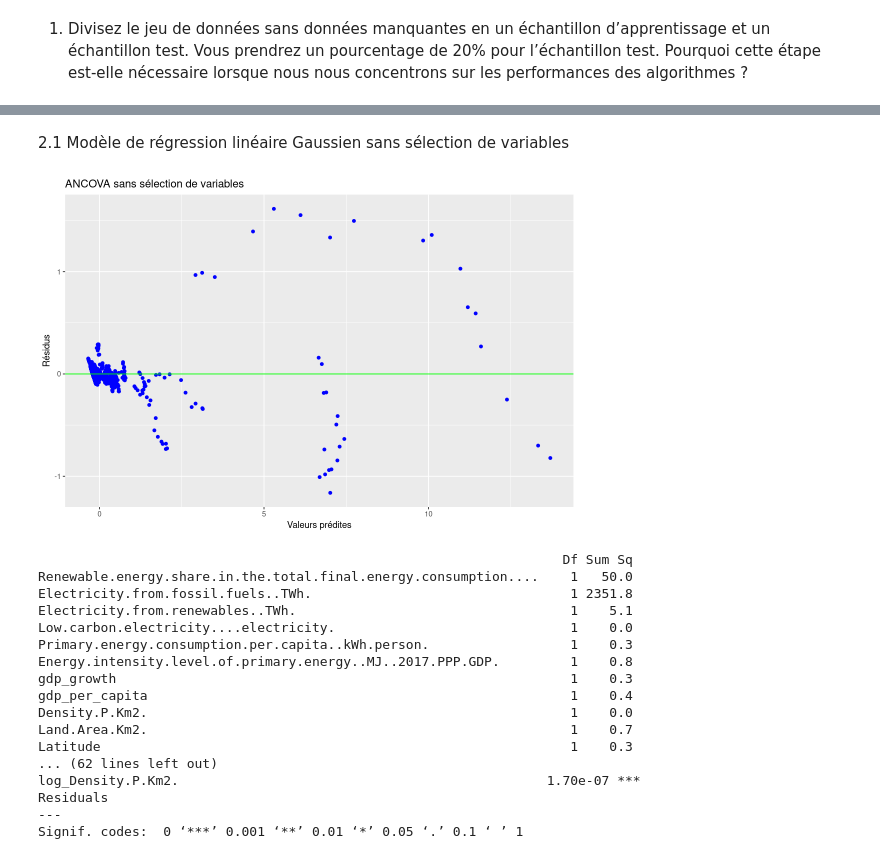
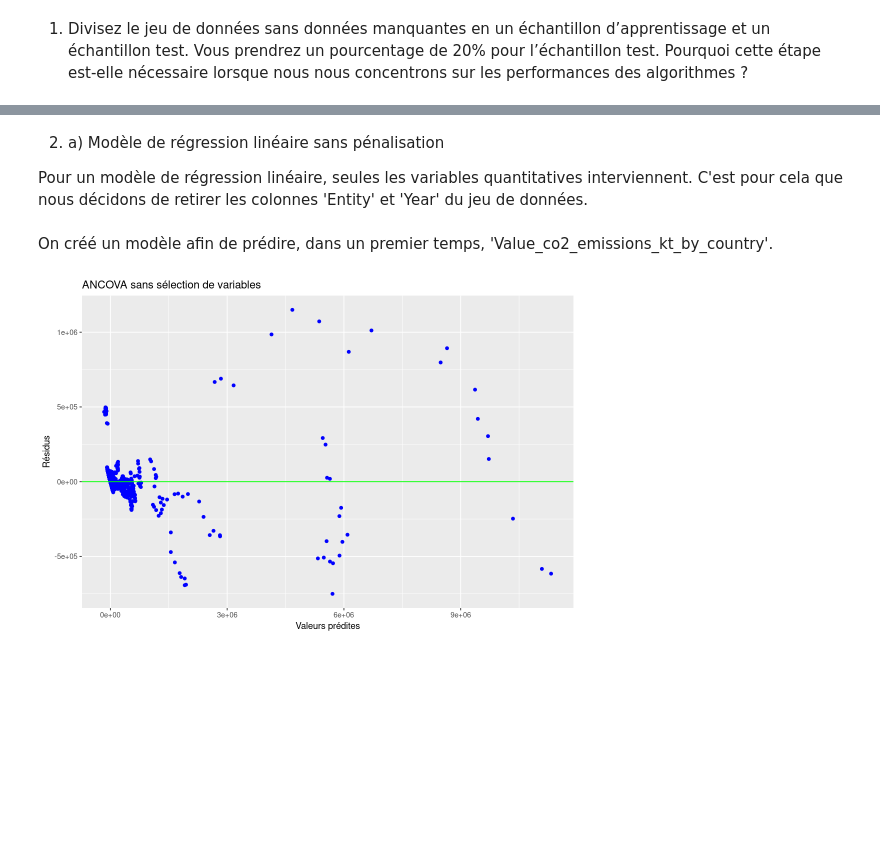
Before and after one commit to julien-richaume/projet_machine_learning, a Jupyter notebook: Rendu_Projet_R.ipynb, the cells around one changed output, grey strips where cells are left out. Cells and saved outputs as stored; diff of their text form; code cells hidden in the pictures; blank space fills up the shorter version.

```diff
--- a/Rendu_Projet_R.ipynb
+++ b/Rendu_Projet_R.ipynb
@@ -460,15 +480,15 @@ ggplot(df_somme_annee, aes(x = Year, y = Value_co2_emissions_kt_by_country, fill
 test. Vous prendrez un pourcentage de 20% pour l’échantillon test. Pourquoi cette étape est-elle nécessaire
 lorsque nous nous concentrons sur les performances des algorithmes ?
 # %%
-df_norm <- data.frame(df_norm)
+#df_norm <- data.frame(df_norm)
 
 set.seed(579) # initialisation du générateur
 
 # Extraction des échantillons
 test.ratio <- .2   # part de l'échantillon test
 
-npop <- nrow(df_norm) # nombre de lignes dans les données
-nvar <- ncol(df_norm) # nombre de colonnes
+npop <- nrow(df) # nombre de lignes dans les données
+nvar <- ncol(df) # nombre de colonnes
 
 # taille de l'échantillon test
 ntest <- ceiling(npop * test.ratio)
@@ -478,14 +498,20 @@ testi <- sample(1:npop, ntest)
 # indices de l'échantillon d'apprentissage
 appri <- setdiff(1:npop, testi)
 
+#On fait un jeu de donnée où Value_co2 est simple
 # construction de l'échantillon d'apprentissage
-datappr <- df_norm[appri, -c(1,2,5)]
+train <- df[appri, -c(5,22)]
 # construction de l'échantillon test
-datastr <- df_norm[testi, -c(1,2,5)]
+test <- df[testi, -c(5,22)]
 
-datappr_tot <- df[appri, -c(1,5)]
+#On fait un jeu de donnée où Value_co2 est avec log
+# construction de l'échantillon d'apprentissage
+train_log <- df[appri, -c(5,12)]
+# construction de l'échantillon test
+test_log <- df[testi, -c(5,12)]
+# en R, à la différence de python, on ne différencie pas x_train et y_train
 
-# vérification
-str(datappr)
-str(datastr)
+# vérification du contenu des échantillons
+str(train)
+str(test)
 # %% [output]
@@ -509,5 +537,7 @@ str(datastr)
 # %% [markdown]
-2.1 Modèle de régression linéaire Gaussien sans sélection de variables
+2. a) Modèle de régression linéaire sans pénalisation
+
+Pour un modèle de régression linéaire, seules les variables quantitatives interviennent. C'est pour cela que nous décidons de retirer les colonnes 'Entity' et 'Year' du jeu de données.
 # %%
 gplot.res <- function(x, y, titre = "titre"){
     ggplot(data.frame(x=x, y=y),aes(x,y))+
@@ -516,35 +546,27 @@ gplot.res <- function(x, y, titre = "titre"){
     ggtitle(titre)+
     geom_hline(yintercept = 0,col="green")
 }
+# %%
+# construction de l'échantillon d'apprentissage
+train <- df[appri, -c(1,2,5,22)]
+# construction de l'échantillon test
+test <- df[testi, -c(1,2,5,22)]
+
+# construction de l'échantillon d'apprentissage
+train_log <- df[appri, -c(1,2,5,12)]
+# construction de l'échantillon test
+test_log <- df[testi, -c(1,2,5,12)]
+# %% [markdown]
+On créé un modèle afin de prédire, dans un premier temps, 'Value_co2_emissions_kt_by_country'.
 # %%
 # estimation du modèle sans interaction
-reg.lm <- aov(Value_co2_emissions_kt_by_country ~ . , data = datappr)
+reg <- aov(Value_co2_emissions_kt_by_country ~ . , data = train)
 
 # Extraction des résidus et des valeurs ajustées de ce modèle
-res.lm <- reg.lm$residuals
-fit.lm <- reg.lm$fitted.values
+res <- reg$residuals
+fit<- reg$fitted.values
 
 # Graphe des résidus.
-gplot.res(fit.lm,res.lm,"ANCOVA sans sélection de variables")
+gplot.res(fit,res,"ANCOVA sans sélection de variables")
 # %% [output]
-[figure, old version]
+[figure, new version]
-# %%
-summary(reg.lm)
-# %% [output]
-                                                                   Df Sum Sq
-Renewable.energy.share.in.the.total.final.energy.consumption....    1   50.0
-Electricity.from.fossil.fuels..TWh.                                 1 2351.8
-Electricity.from.renewables..TWh.                                   1    5.1
-Low.carbon.electricity....electricity.                              1    0.0
-Primary.energy.consumption.per.capita..kWh.person.                  1    0.3
-Energy.intensity.level.of.primary.energy..MJ..2017.PPP.GDP.         1    0.8
-gdp_growth                                                          1    0.3
-gdp_per_capita                                                      1    0.4
-Density.P.Km2.                                                      1    0.0
-Land.Area.Km2.                                                      1    0.7
-Latitude                                                            1    0.3
-... (62 lines left out)
-log_Density.P.Km2.                                               1.70e-07 ***
-Residuals
----
-Signif. codes:  0 ‘***’ 0.001 ‘**’ 0.01 ‘*’ 0.05 ‘.’ 0.1 ‘ ’ 1
```
Also changed, not shown: parts of 78 cells of this notebook.
